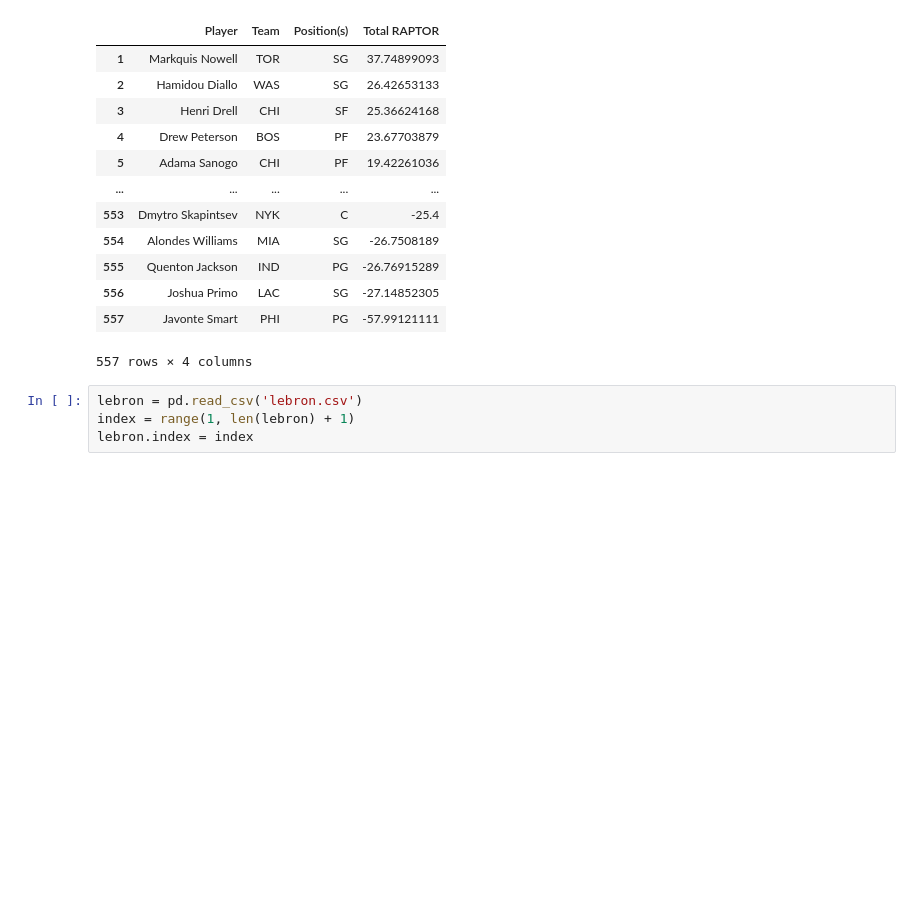
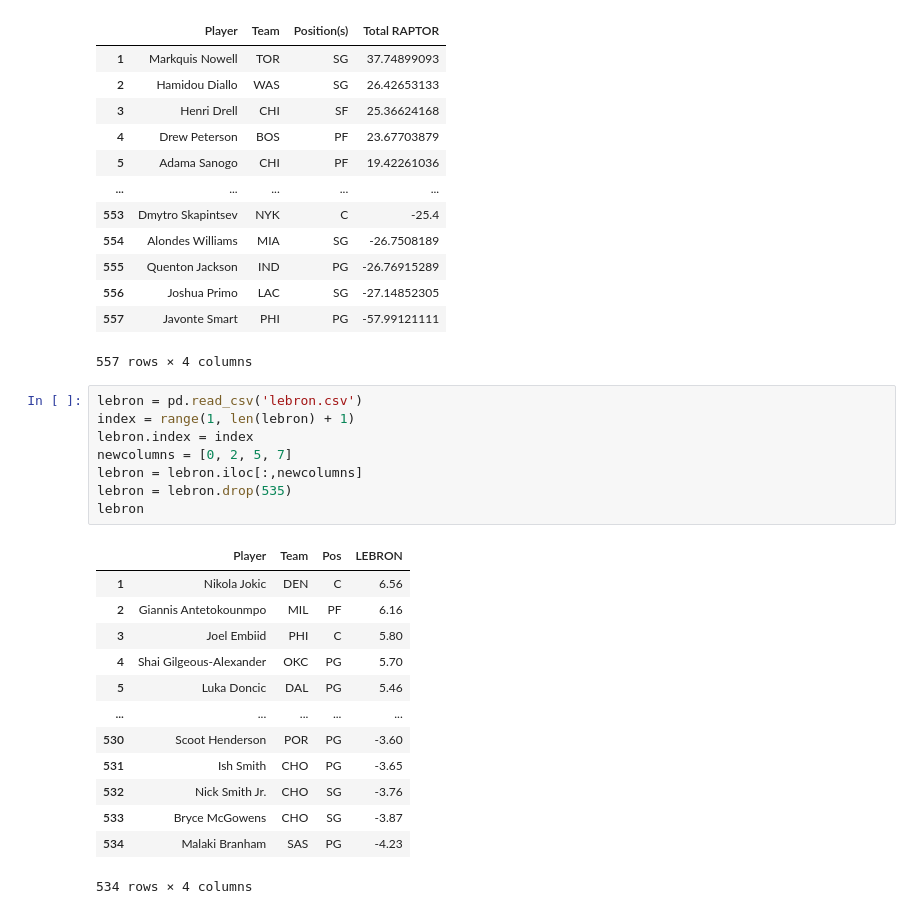
Before and after one commit to JadenFaste/STA141B-Project, a Jupyter notebook: Project.ipynb, the cells around one changed output. Cells and saved outputs as stored; diff of their text form; blank space fills up the shorter version.

```diff
--- a/Project.ipynb
+++ b/Project.ipynb
@@ -841,4 +841,22 @@ raptor
 # %%
 lebron = pd.read_csv('lebron.csv')
 index = range(1, len(lebron) + 1)
 lebron.index = index
+newcolumns = [0, 2, 5, 7]
+lebron = lebron.iloc[:,newcolumns]
+lebron = lebron.drop(535)
+lebron
+# %% [output]
+|  | Player | Team | Pos | LEBRON |
+| 1 | Nikola Jokic | DEN | C | 6.56 |
+| 2 | Giannis Antetokounmpo | MIL | PF | 6.16 |
+| 3 | Joel Embiid | PHI | C | 5.80 |
+| 4 | Shai Gilgeous-Alexander | OKC | PG | 5.70 |
+| 5 | Luka Doncic | DAL | PG | 5.46 |
+| ... | ... | ... | ... | ... |
+| 530 | Scoot Henderson | POR | PG | -3.60 |
+| 531 | Ish Smith | CHO | PG | -3.65 |
+| 532 | Nick Smith Jr. | CHO | SG | -3.76 |
+| 533 | Bryce McGowens | CHO | SG | -3.87 |
+| 534 | Malaki Branham | SAS | PG | -4.23 |
+534 rows × 4 columns
```
Also changed, not shown: parts of 2 cells of this notebook.
